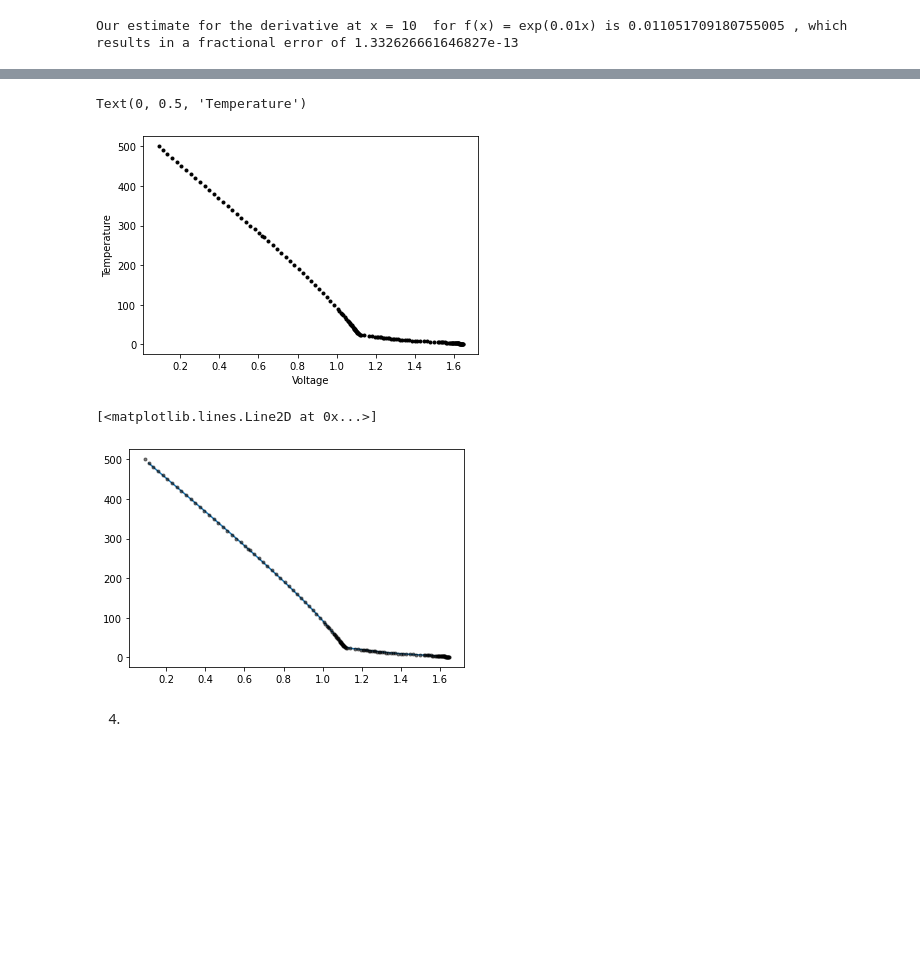
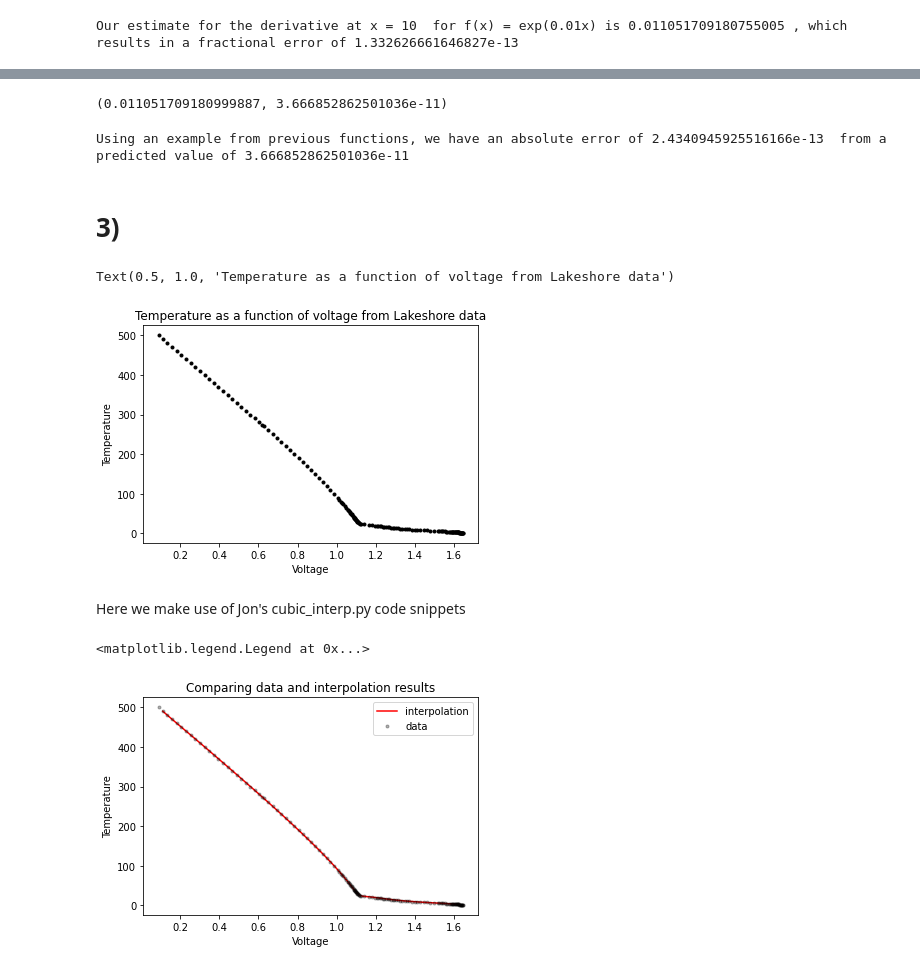
Before and after one commit to PatrickHorlaville/PHYS512, a Jupyter notebook: assignment_1/PS1_notebook.ipynb, the cells around one changed output, grey strips where cells are left out. Drawn from its saved outputs; the diff is of its cells as text; code cells hidden in the pictures; blank space fills up the shorter version.

```diff
--- a/assignment_1/PS1_notebook.ipynb
+++ b/assignment_1/PS1_notebook.ipynb
@@ -156,3 +116,13 @@ def ndiff(funct, x, full = False):
+# %%
+ndiff(funct2, 10, full = True)
+# %% [output]
+(0.011051709180999887, 3.666852862501036e-11)
+# %%
+print('Using an example from previous functions, we have an absolute error of', np.abs((0.01*funct2(10)) - ndiff(funct2, 10, full = True)[0]), ' from a predicted value of', ndiff(funct2, 10, full = True)[1])
+# %% [output]
+Using an example from previous functions, we have an absolute error of 2.4340945925516166e-13  from a predicted value of 3.666852862501036e-11
+# %% [markdown]
+# 3)
 # %%
 data = np.loadtxt("lakeshore.txt")
 # %%
@@ -160,10 +130,13 @@ temperature, voltage, dVdT = np.transpose(data)
 # %%
 plt.plot(voltage, temperature, '.k')
 plt.xlabel('Voltage')
 plt.ylabel('Temperature')
+plt.title('Temperature as a function of voltage from Lakeshore data')
 # %% [output]
-Text(0, 0.5, 'Temperature')
+Text(0.5, 1.0, 'Temperature as a function of voltage from Lakeshore data')
-[figure, old version]
+[figure, new version]
+# %% [markdown]
+Here we make use of Jon's cubic_interp.py code snippets
 # %%
 def lakeshore(V, data):
 
@@ -192,10 +177,0 @@ def lakeshore(V, data):
-# %%
-v_try = np.linspace(voltage[1], voltage[-2])
-t_try = lakeshore(v_try, data)
-plt.plot(v_try, t_try)
-plt.plot(voltage, temperature, '.k', alpha = 0.5)
-# %% [output]
-[<matplotlib.lines.Line2D at 0x...>]
-[figure, removed]
-# %% [markdown]
-4)
@@ -201,0 +182,10 @@ plt.plot(voltage, temperature, '.k', alpha = 0.5)
+# %%
+plt.plot(v_interp, t_interp, '-r', label = 'interpolation')
+plt.plot(voltage, temperature, '.k', alpha = 0.3, label = 'data')
+plt.xlabel('Voltage')
+plt.ylabel('Temperature')
+plt.title('Comparing data and interpolation results')
+plt.legend()
+# %% [output]
+<matplotlib.legend.Legend at 0x...>
+[figure, added]
```
Also changed, not shown: parts of 76 cells of this notebook, 2 other files.
